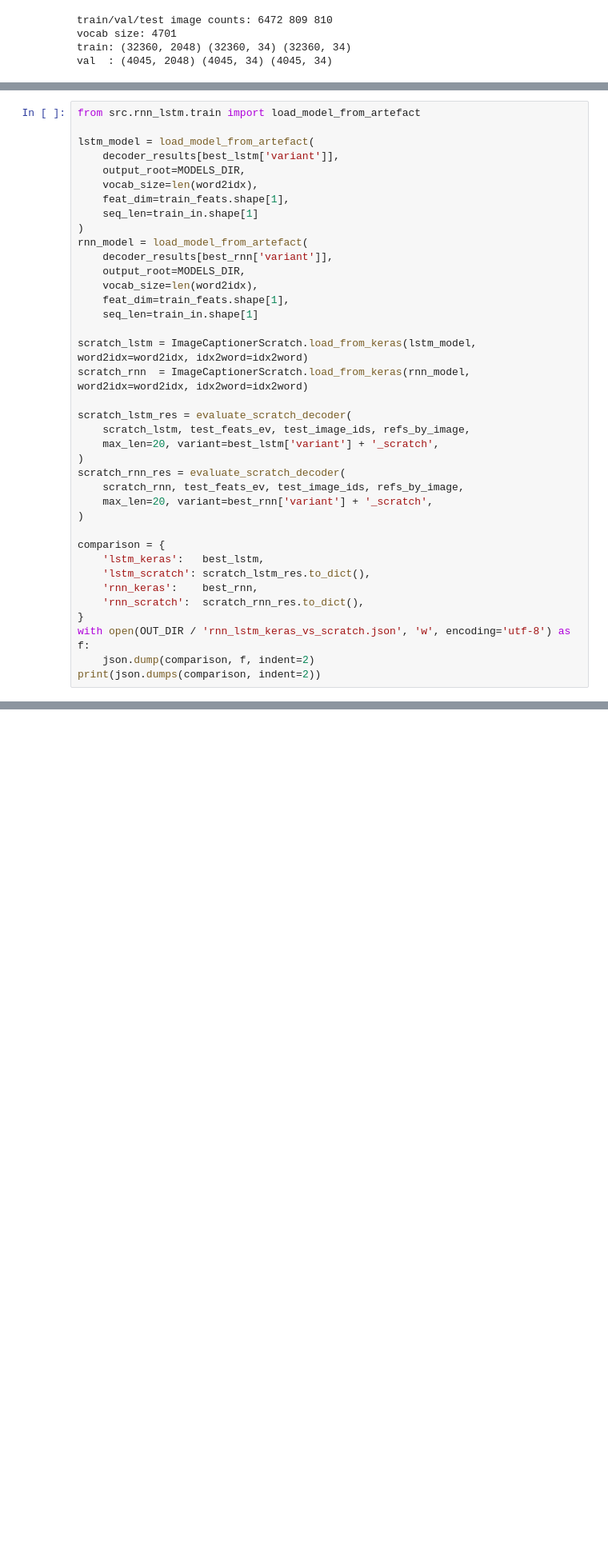
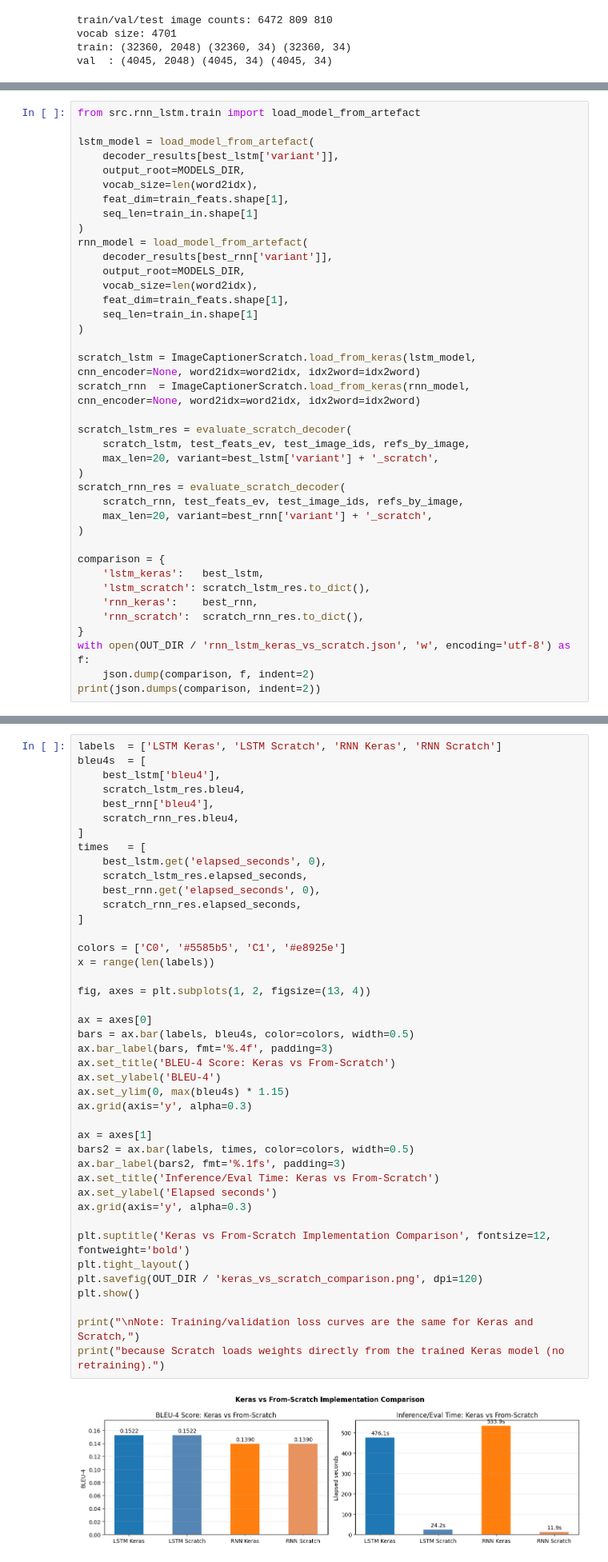
Before and after one commit to susTuna/ML-CNN-RNN, a Jupyter notebook: src/notebooks/notebook.ipynb, the cells around one changed output, grey strips where cells are left out. Shown at 80% size. Cells and saved outputs as stored; diff of their text form; blank space fills up the shorter version.

```diff
--- a/src/notebooks/notebook.ipynb
+++ b/src/notebooks/notebook.ipynb
@@ -656,9 +778,10 @@ rnn_model = load_model_from_artefact(
     vocab_size=len(word2idx),
     feat_dim=train_feats.shape[1],
     seq_len=train_in.shape[1]
+)
 
-scratch_lstm = ImageCaptionerScratch.load_from_keras(lstm_model, word2idx=word2idx, idx2word=idx2word)
-scratch_rnn  = ImageCaptionerScratch.load_from_keras(rnn_model,  word2idx=word2idx, idx2word=idx2word)
+scratch_lstm = ImageCaptionerScratch.load_from_keras(lstm_model, cnn_encoder=None, word2idx=word2idx, idx2word=idx2word)
+scratch_rnn  = ImageCaptionerScratch.load_from_keras(rnn_model,  cnn_encoder=None, word2idx=word2idx, idx2word=idx2word)
 
 scratch_lstm_res = evaluate_scratch_decoder(
     scratch_lstm, test_feats_ev, test_image_ids, refs_by_image,
@@ -682,0 +828,44 @@ NameError: name 'decoder_results' is not defined
+# %%
+labels  = ['LSTM Keras', 'LSTM Scratch', 'RNN Keras', 'RNN Scratch']
+bleu4s  = [
+    best_lstm['bleu4'],
+    scratch_lstm_res.bleu4,
+    best_rnn['bleu4'],
+    scratch_rnn_res.bleu4,
+]
+times   = [
+    best_lstm.get('elapsed_seconds', 0),
+    scratch_lstm_res.elapsed_seconds,
+    best_rnn.get('elapsed_seconds', 0),
+    scratch_rnn_res.elapsed_seconds,
+]
+
+colors = ['C0', '#5585b5', 'C1', '#e8925e']
+x = range(len(labels))
+
+fig, axes = plt.subplots(1, 2, figsize=(13, 4))
+
+ax = axes[0]
+bars = ax.bar(labels, bleu4s, color=colors, width=0.5)
+ax.bar_label(bars, fmt='%.4f', padding=3)
+ax.set_title('BLEU-4 Score: Keras vs From-Scratch')
+ax.set_ylabel('BLEU-4')
+ax.set_ylim(0, max(bleu4s) * 1.15)
+ax.grid(axis='y', alpha=0.3)
+
+ax = axes[1]
+bars2 = ax.bar(labels, times, color=colors, width=0.5)
+ax.bar_label(bars2, fmt='%.1fs', padding=3)
+ax.set_title('Inference/Eval Time: Keras vs From-Scratch')
+ax.set_ylabel('Elapsed seconds')
+ax.grid(axis='y', alpha=0.3)
+
+plt.suptitle('Keras vs From-Scratch Implementation Comparison', fontsize=12, fontweight='bold')
+plt.tight_layout()
+plt.savefig(OUT_DIR / 'keras_vs_scratch_comparison.png', dpi=120)
+plt.show()
+
+print("\nNote: Training/validation loss curves are the same for Keras and Scratch,")
+print("because Scratch loads weights directly from the trained Keras model (no retraining).")
+# %% [output]
+[figure, added]
```
Also changed, not shown: parts of 14 cells of this notebook, 14 other files.
